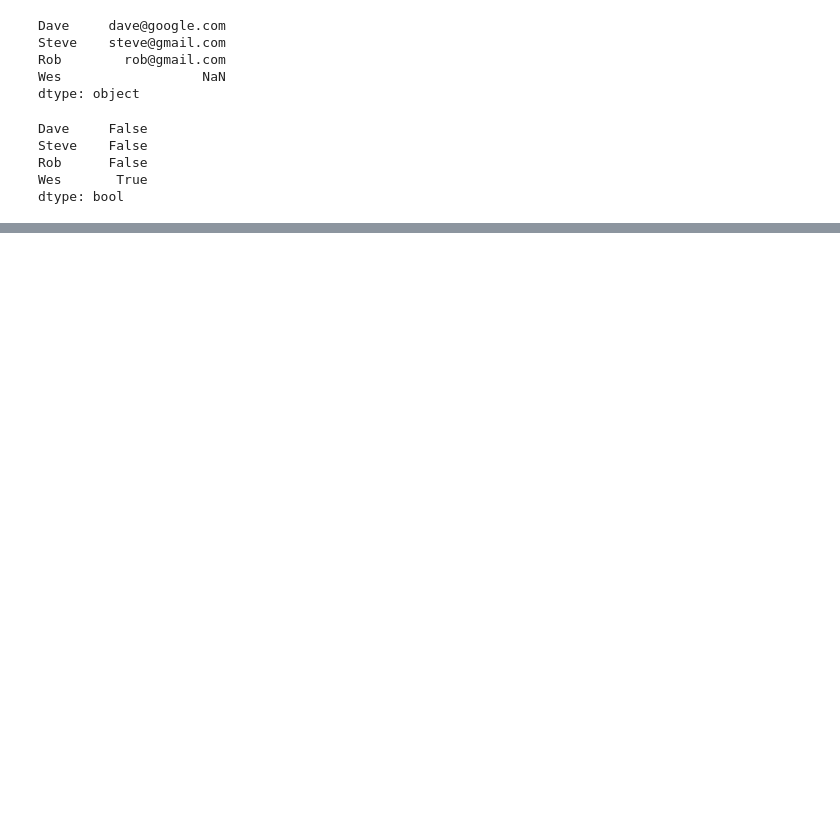
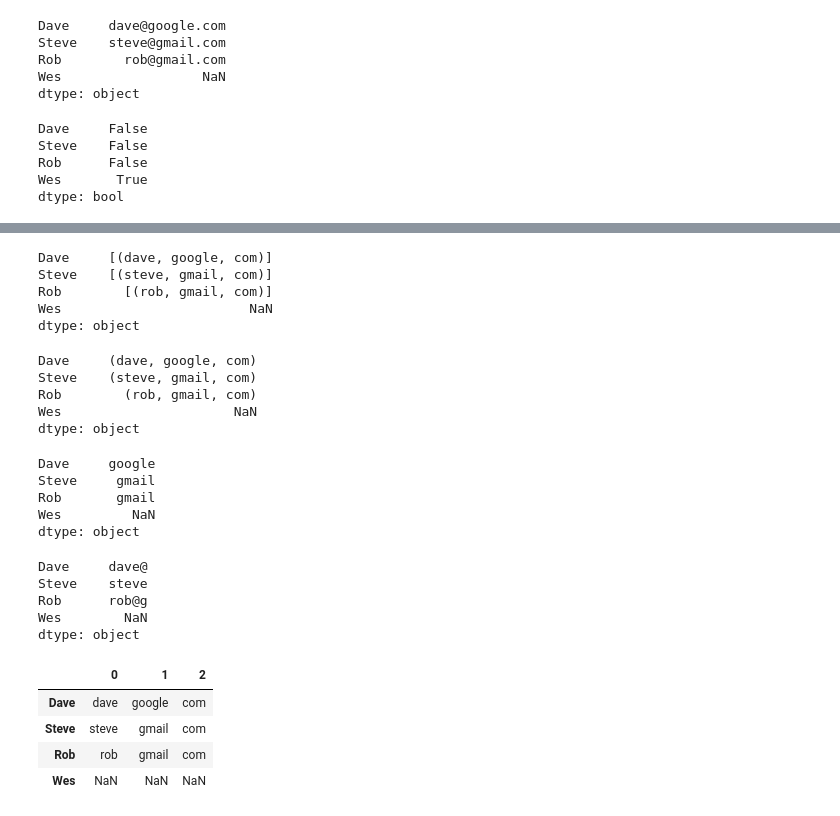
Before and after one commit to jayilpark/Pandas, a Jupyter notebook: PD_practice_chapter7.ipynb, the cells around one changed output, grey strips where cells are left out. Drawn from its saved outputs; the diff is of its cells as text; code cells hidden in the pictures; blank space fills up the shorter version.

```diff
--- a/PD_practice_chapter7.ipynb
+++ b/PD_practice_chapter7.ipynb
@@ -992,0 +988,23 @@ dtype: bool
+# %%
+# regex can also be used, along with any re options like IGNORECASE
+import re
+pattern = r"([A-Z0-9._%+-]+)@([A-Z0-9.-]+)\.([A-Z]{2,4})"
+# %%
+data.str.findall(pattern,flags=re.IGNORECASE)
+# %% [output]
+Dave     [(dave, google, com)]
+Steve    [(steve, gmail, com)]
+Rob        [(rob, gmail, com)]
+Wes                        NaN
+dtype: object
+# %%
+# there are a couple ways to do vectorized elemnet retrieval
+# either use str.get() or index into the str attribute
+matches = data.str.findall(pattern,flags=re.IGNORECASE).str[0]
+matches
+# %% [output]
+Dave     (dave, google, com)
+Steve    (steve, gmail, com)
+Rob        (rob, gmail, com)
+Wes                      NaN
+dtype: object
@@ -992,0 +1015,28 @@ dtype: bool
+# %%
+# getting index [1] from the result
+matches.str.get(1)
+# %% [output]
+Dave     google
+Steve     gmail
+Rob       gmail
+Wes         NaN
+dtype: object
+# %%
+# can slice strings using the syntax
+data.str[:5]
+# %% [output]
+Dave     dave@
+Steve    steve
+Rob      rob@g
+Wes        NaN
+dtype: object
+# %%
+# .str.extract() will return the captured groups of a regex as a DataFrame
+data.str.extract(pattern,
+                 flags=re.IGNORECASE)
+# %% [output]
+|  | 0 | 1 | 2 |
+| Dave | dave | google | com |
+| Steve | steve | gmail | com |
+| Rob | rob | gmail | com |
+| Wes | NaN | NaN | NaN |
```
Also changed, not shown: parts of 40 cells of this notebook.
